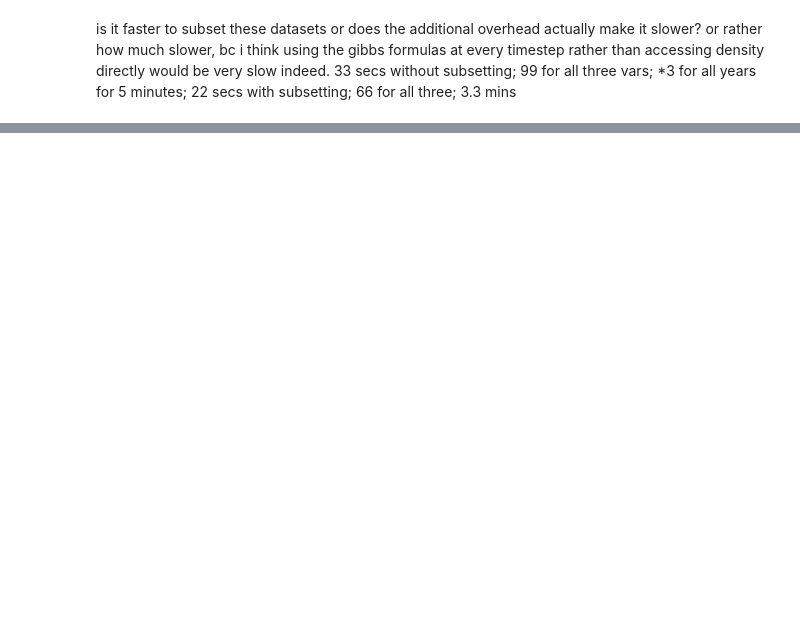
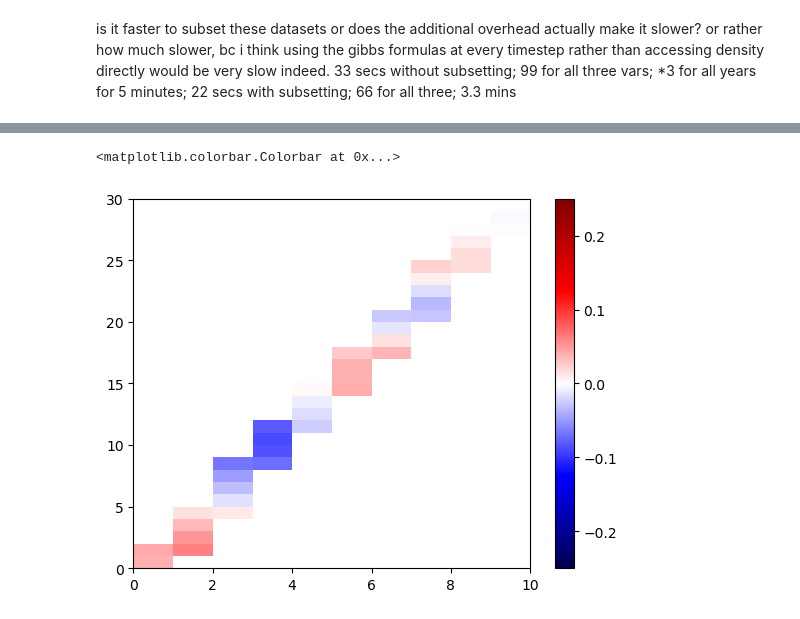
Before and after one commit to gekirkpatrick/NEMO-Analysis-Base-Scripts, a Jupyter notebook: water_mass_transports.ipynb, the cells around one changed output, grey strips where cells are left out. Drawn from its saved outputs; the diff is of its cells as text; code cells hidden in the pictures; blank space fills up the shorter version.

```diff
--- a/water_mass_transports.ipynb
+++ b/water_mass_transports.ipynb
@@ -373,0 +465,8 @@ plt.pcolormesh(np.where(mask, u, np.nan))
+# %%
+v = ds_v4['vomecrty'][0, 0, 180:210, 310:320]
+# %%
+plt.pcolormesh(np.where(mask, v, np.nan),vmin=-.25, vmax=.25, cmap = 'seismic')
+plt.colorbar()
+# %% [output]
+<matplotlib.colorbar.Colorbar at 0x...>
+[figure, added]
```
Also changed, not shown: parts of 18 cells of this notebook.
